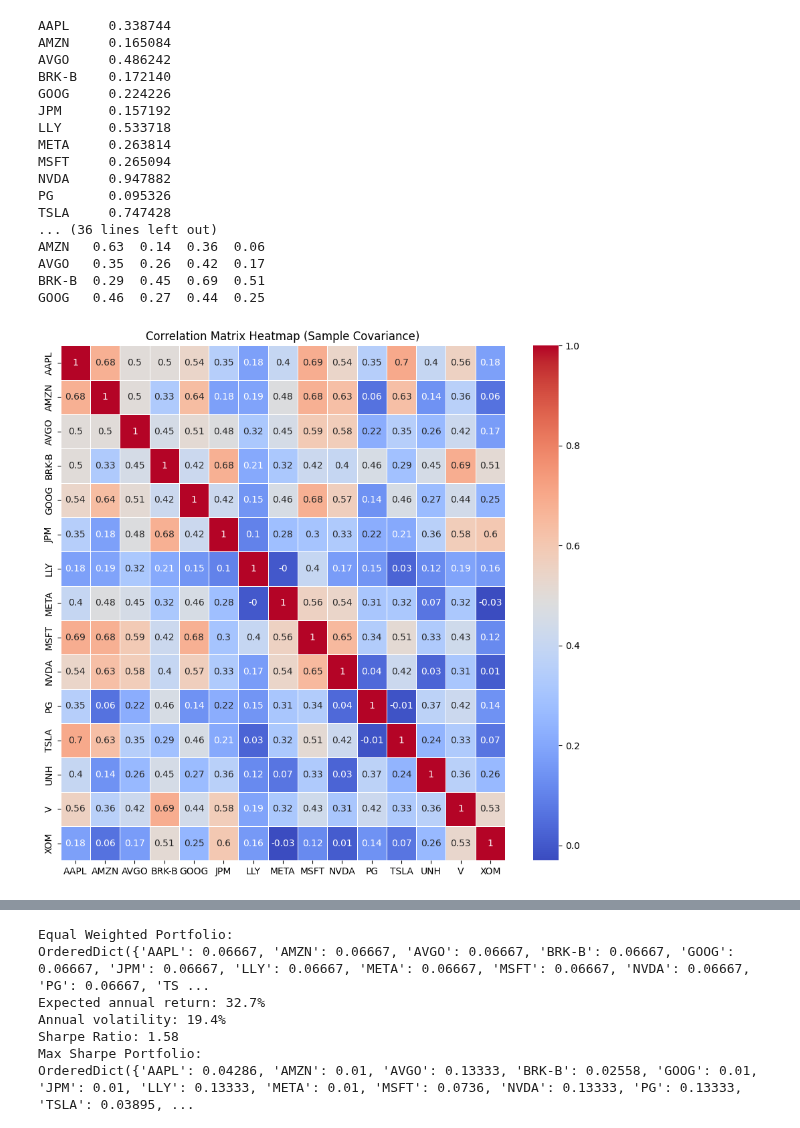
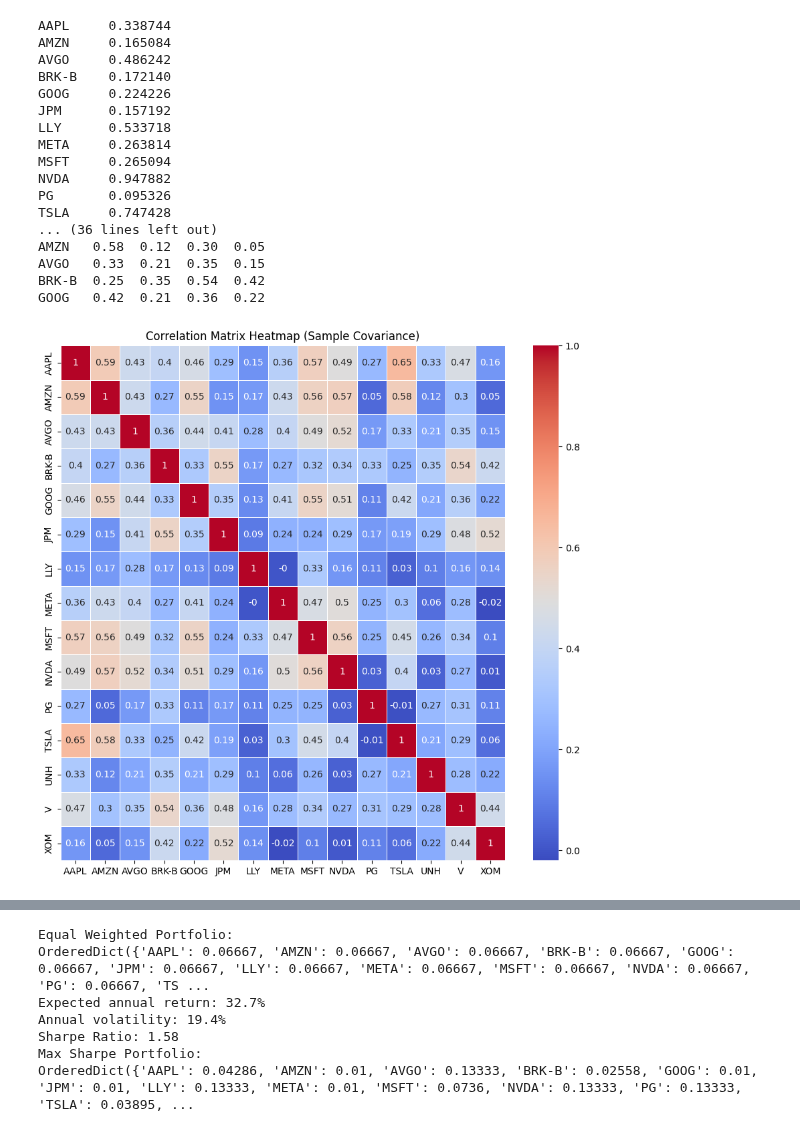
Before and after one commit to JFRich84/MSc, a Jupyter notebook: Optimisations_Final.ipynb, the cells around one changed output, grey strips where cells are left out. Drawn from its saved outputs; the diff is of its cells as text; code cells hidden in the pictures.

```diff
--- a/Optimisations_Final.ipynb
+++ b/Optimisations_Final.ipynb
@@ -25,7 +25,7 @@ print(monthly_returns.head())
 
 # Calculate covariance matrices
 cov_sample = risk_models.sample_cov(monthly_prices, frequency=12) # inclusion in output only. Easy to understand method
-cov_ledoit = risk_models.CovarianceShrinkage(monthly_prices, frequency=12).ledoit_wolf()
+cov_sample = risk_models.CovarianceShrinkage(monthly_prices, frequency=12).ledoit_wolf()
 semivarcov = risk_models.semicovariance(monthly_prices, benchmark=0.0, frequency=12)
 
 # Convert covariance matrices to correlation matrices
@@ -44,7 +44,7 @@ def calculate_correlation(cov_matrix):
     return corr_matrix
 
 corr_sample = calculate_correlation(cov_sample)
-corr_ledoit = calculate_correlation(cov_ledoit)
+corr_ledoit = calculate_correlation(cov_sample)
 corr_semicov = calculate_correlation(semivarcov)
 print(corr_sample.head())
 
@@ -67,38 +67,38 @@ print(corr_sample.head())
 # plt.title('Correlation Matrix Heatmap (Semi-covariance)')
 # plt.show()
 # plt.savefig('correlation_heatmap_semivar.png')
 
 
 # Reorganised heatmap generation as a function, dynamic sizing
 def plot_correlation_heatmap(corr_matrix, title, filename):
     plt.figure(figsize=((len(corr_matrix) / 1.4), (len(corr_matrix) / 1.5)) )
     sns.heatmap(corr_matrix, annot=True, cmap='coolwarm', linewidths=0.5)
     plt.title(f'Correlation Matrix Heatmap ({title})')
     plt.savefig(filename)
     plt.show()
 
 plot_correlation_heatmap(corr_sample, 'Sample Covariance', 'correlation_heatmap_sample.png')
 plot_correlation_heatmap(corr_ledoit, 'Ledoit-Wolf Shrinkage', 'correlation_heatmap_ledoit.png')
 plot_correlation_heatmap(corr_semicov, 'Semi-covariance', 'correlation_heatmap_semivar.png')
 # %% [output]
 AAPL     0.338744
 AMZN     0.165084
 AVGO     0.486242
 BRK-B    0.172140
 GOOG     0.224226
 JPM      0.157192
 LLY      0.533718
 META     0.263814
 MSFT     0.265094
 NVDA     0.947882
 PG       0.095326
 TSLA     0.747428
 ... (36 lines left out)
-AMZN   0.63  0.14  0.36  0.06
-AVGO   0.35  0.26  0.42  0.17
-BRK-B  0.29  0.45  0.69  0.51
-GOOG   0.46  0.27  0.44  0.25
+AMZN   0.58  0.12  0.30  0.05
+AVGO   0.33  0.21  0.35  0.15
+BRK-B  0.25  0.35  0.54  0.42
+GOOG   0.42  0.21  0.36  0.22
-[figure, old version]
+[figure, new version]
 [figure]
 [figure]
 # %%
```
Also changed, not shown: parts of 1 cell of this notebook, 12 other files.
